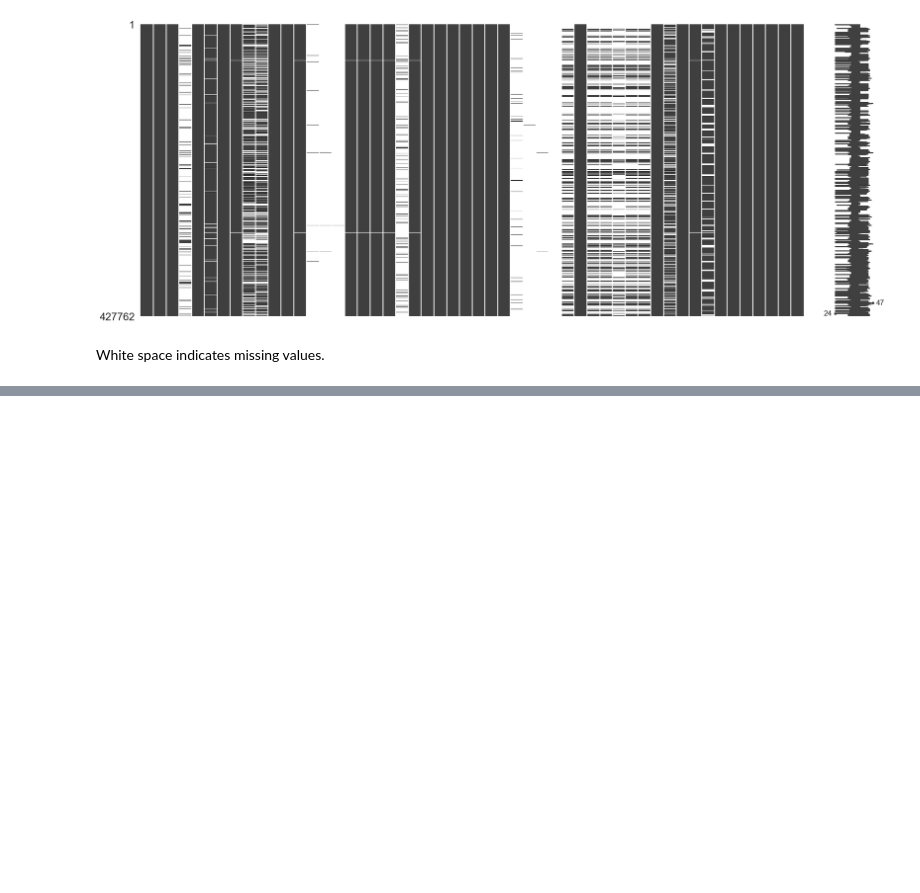
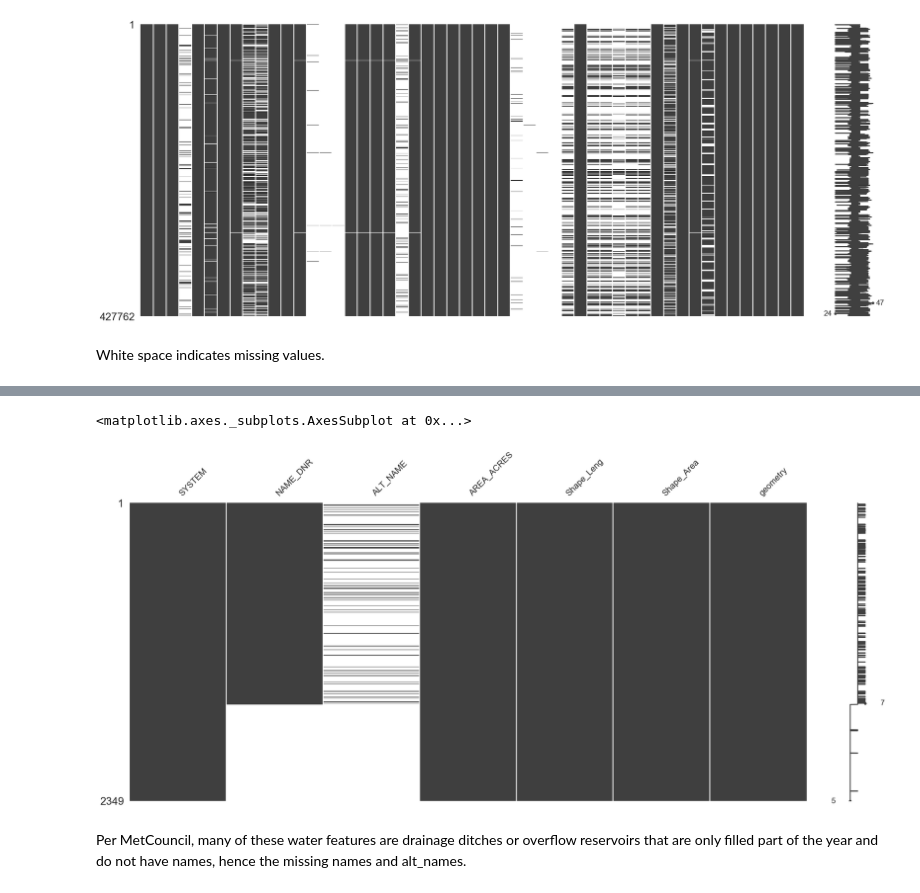
Before and after one commit to MattTriano/GIS_Exploration, a Jupyter notebook: Untitled.ipynb, the cells around one changed output, grey strips where cells are left out. Drawn from its saved outputs; the diff is of its cells as text; code cells hidden in the pictures; blank space fills up the shorter version.

```diff
--- a/Untitled.ipynb
+++ b/Untitled.ipynb
@@ -138,0 +204,7 @@ hennepin = delete_near_null(hennepin, column_list)
+# %%
+msno.matrix(water_df)
+# %% [output]
+<matplotlib.axes._subplots.AxesSubplot at 0x...>
+[figure, added]
+# %% [markdown]
+Per MetCouncil, many of these water features are drainage ditches or overflow reservoirs that are only filled part of the year and do not have names, hence the missing names and alt_names.
```
Also changed, not shown: parts of 71 cells of this notebook.
